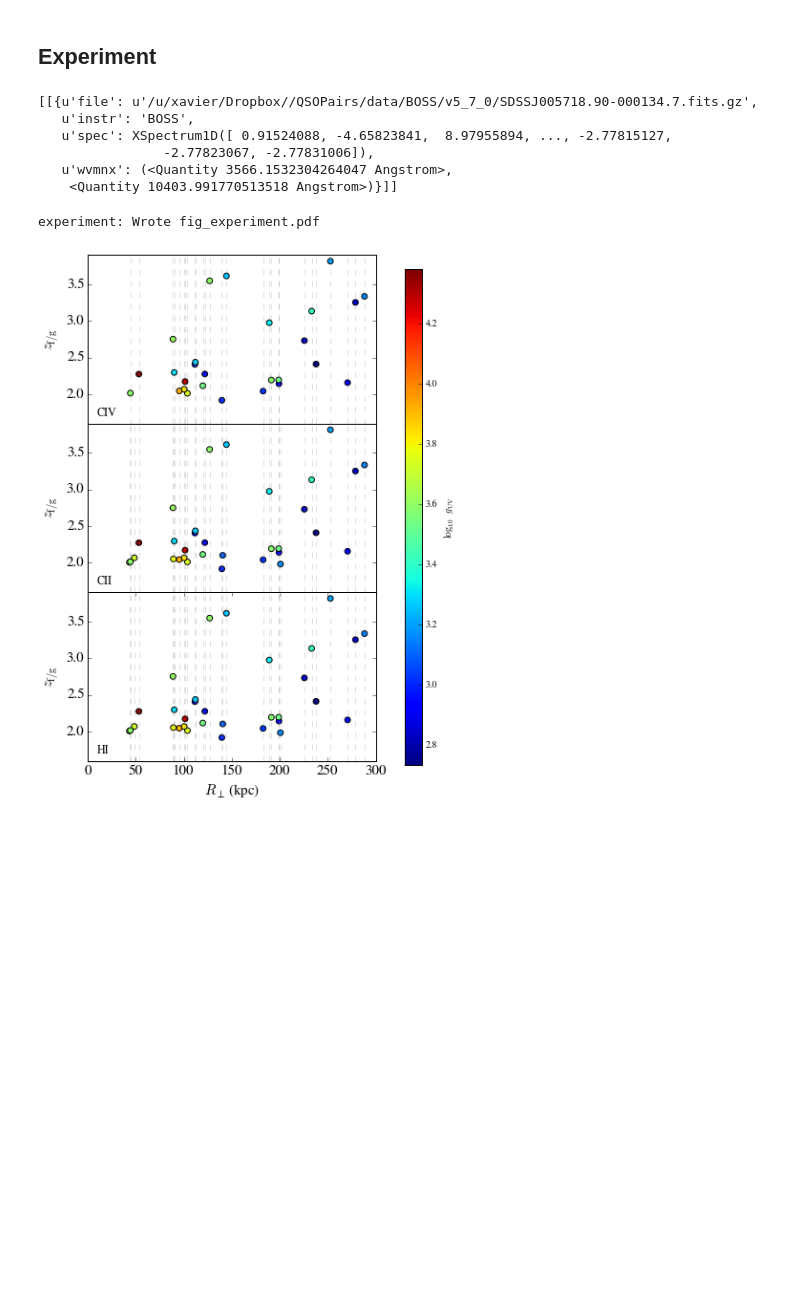
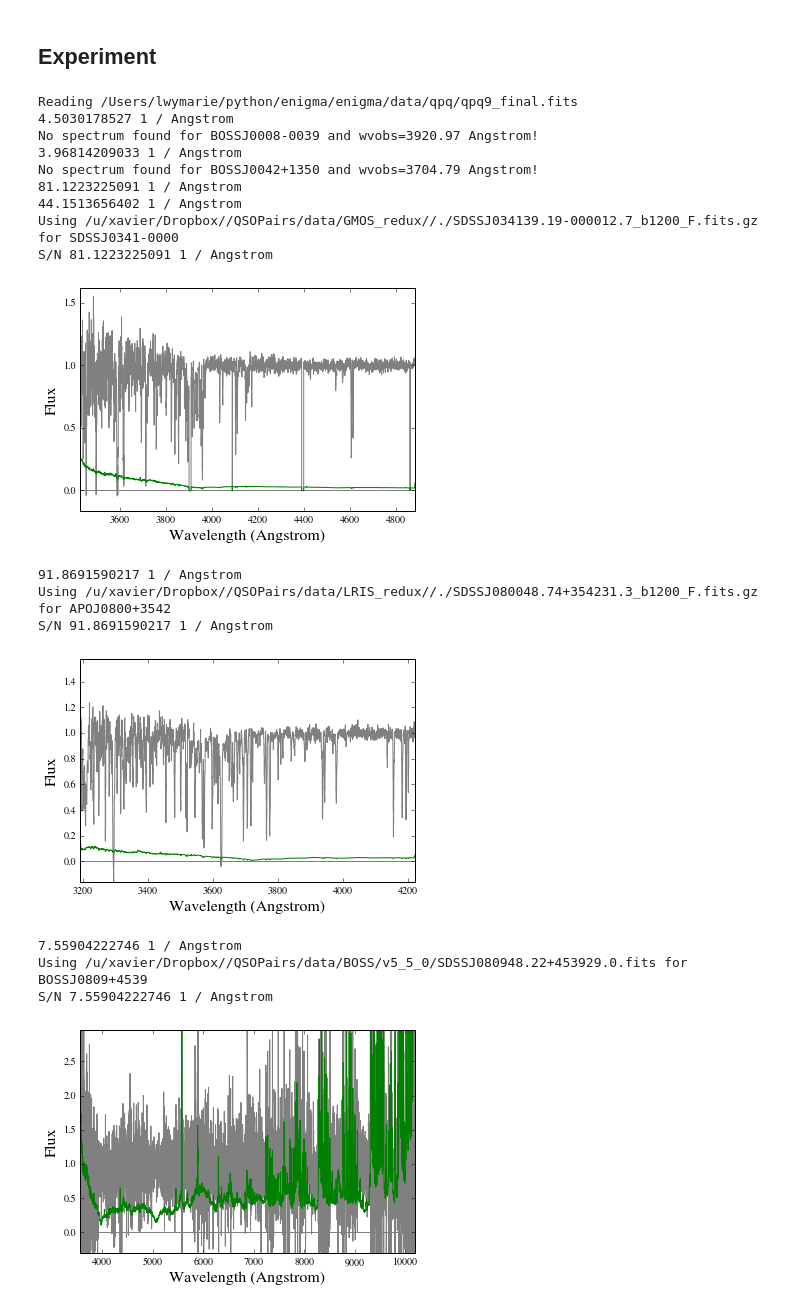
Before and after one commit to qsopairs/papers, a Jupyter notebook: QPQ9/Figures/QPQ9_figures.ipynb, the cells around one changed output. Drawn from its saved outputs; the diff is of its cells as text; code cells hidden in the pictures; blank space fills up the shorter version.

Commit message:
Generated experiment figure

```diff
--- a/QPQ9/Figures/QPQ9_figures.ipynb
+++ b/QPQ9/Figures/QPQ9_figures.ipynb
@@ -19,2 +5,31 @@ ImportError: No module named qpq9_figs
+# %%
+from __future__ import print_function, absolute_import, division, unicode_literals
+
+import numpy as np
+import glob, os, sys, copy
+from scipy import stats as scistats
+
+import matplotlib as mpl
+mpl.rcParams['font.family'] = 'stixgeneral'
+from matplotlib.backends.backend_pdf import PdfPages
+from matplotlib import pyplot as plt
+import matplotlib.gridspec as gridspec
+
+from astropy.table import QTable, Table
+from astropy.io import ascii
+from astropy import units as u
+from astropy import constants as const
+
+from linetools.spectralline import AbsLine
+
+from xastropy.igm.abs_sys import abssys_utils as abssys
+from xastropy import spec as xspec
+from xastropy.plotting import utils as xputils
+from xastropy.xutils import xdebug as xdb
+from xastropy.obs import radec as xor
+from xastropy.atomic import ionization as xai
+
+sys.path.append(os.path.abspath("./py"))
+import qpq9_figs as qpq9f
 # %% [markdown]
 ## Experiment
@@ -27,23 +36,22 @@ spec_files = qpqs.get_spec_files([(iqpq9['RA']*u.degree,iqpq9['DEC']*u.degree) f
-# %%
-reload(qpqs)
-# spec_dicts
-spec_dicts = []
-for ispecfs in spec_files:
-    # Generate the list
-    ispec_dicts = [qpqs.load_spec(spec_file) for spec_file in ispecfs]
-    # Append
-    spec_dicts.append( ispec_dicts )
-spec_dicts[0:1]
-# %% [output]
-[[{u'file': u'/u/xavier/Dropbox//QSOPairs/data/BOSS/v5_7_0/SDSSJ005718.90-000134.7.fits.gz',
-   u'instr': 'BOSS',
-   u'spec': XSpectrum1D([ 0.91524088, -4.65823841,  8.97955894, ..., -2.77815127,
-                -2.77823067, -2.77831006]),
-   u'wvmnx': (<Quantity 3566.1532304264047 Angstrom>,
-    <Quantity 10403.991770513518 Angstrom>)}]]
 # %%
 reload(qpq9f)
-qpq9f.experiment(qpq9=qpq9, spec_files=spec_files, spec_dicts=spec_dicts)
+qpq9f.experiment()
 # %% [output]
-experiment: Wrote fig_experiment.pdf
+Reading /Users/lwymarie/python/enigma/enigma/data/qpq/qpq9_final.fits
+4.5030178527 1 / Angstrom
+No spectrum found for BOSSJ0008-0039 and wvobs=3920.97 Angstrom!
+3.96814209033 1 / Angstrom
+No spectrum found for BOSSJ0042+1350 and wvobs=3704.79 Angstrom!
+81.1223225091 1 / Angstrom
+44.1513656402 1 / Angstrom
+Using /u/xavier/Dropbox//QSOPairs/data/GMOS_redux//./SDSSJ034139.19-000012.7_b1200_F.fits.gz for SDSSJ0341-0000
+S/N 81.1223225091 1 / Angstrom
-[figure, old version]
+[figure, new version]
+91.8691590217 1 / Angstrom
+Using /u/xavier/Dropbox//QSOPairs/data/LRIS_redux//./SDSSJ080048.74+354231.3_b1200_F.fits.gz for APOJ0800+3542
+S/N 91.8691590217 1 / Angstrom
+[figure, added]
+7.55904222746 1 / Angstrom
+Using /u/xavier/Dropbox//QSOPairs/data/BOSS/v5_5_0/SDSSJ080948.22+453929.0.fits for BOSSJ0809+4539
+S/N 7.55904222746 1 / Angstrom
+[figure, added]
```
Also changed, not shown: parts of 7 cells of this notebook, 8 other files.
